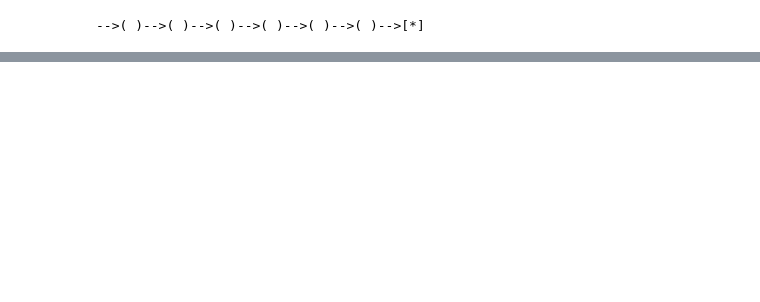
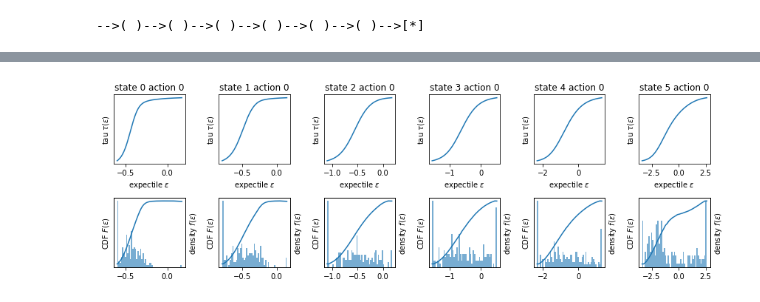
Before and after one commit to matomatical/neuRL, a Jupyter notebook: ChainMDP.ipynb, the cells around one changed output, grey strips where cells are left out. Saved outputs shown, nothing was run; the diff lists cells and outputs as text; code cells hidden in the pictures; blank space fills up the shorter version.

```diff
--- a/ChainMDP.ipynb
+++ b/ChainMDP.ipynb
@@ -266,0 +355,26 @@ plt.show()
+# %%
+# Different imputation strategies
+def impute_direct(ε, τ):
+    i = np.where(np.isclose(τ, 0.5))
+    τ = np.delete(τ, i)
+    μ = np.mean(ε[i])
+    ε = np.delete(ε, i)
+    ε_ = np.gradient(ε, τ)
+    F = - (ε - μ + τ * ε_ * (1-2*τ)) / (ε_ * (1-2*τ) ** 2)
+    return ε, F
+def impute_direct_density(ε, τ):
+    ε, F = impute_direct(ε, τ)
+    f = np.gradient(F, ε)
+    return ε, f
+def impute_direct_sample(ε, τ):
+    # NOTE: ASSUMES ε ACTUALLY INCREASING!!!
+    k = ε.size
+    ε, F = impute_direct(ε, τ)
+    y = np.random.random(k)
+    i = np.searchsorted(F, y)
+    x = ε[np.clip(i, 0, ε.size-1)]
+    return x
+
+nedrlagent.render(imps=(impute_direct, impute_direct_sample))
+# %% [output]
+[figure, added]
```
Also changed, not shown: parts of 12 cells of this notebook, 1 other file.
